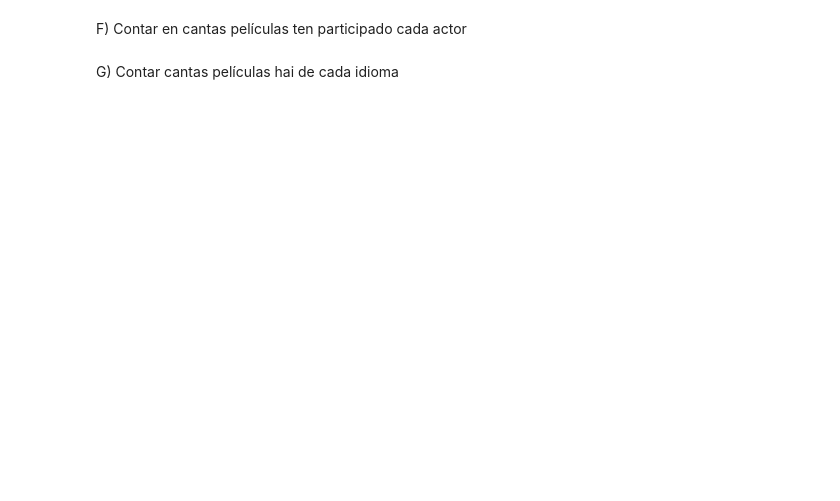
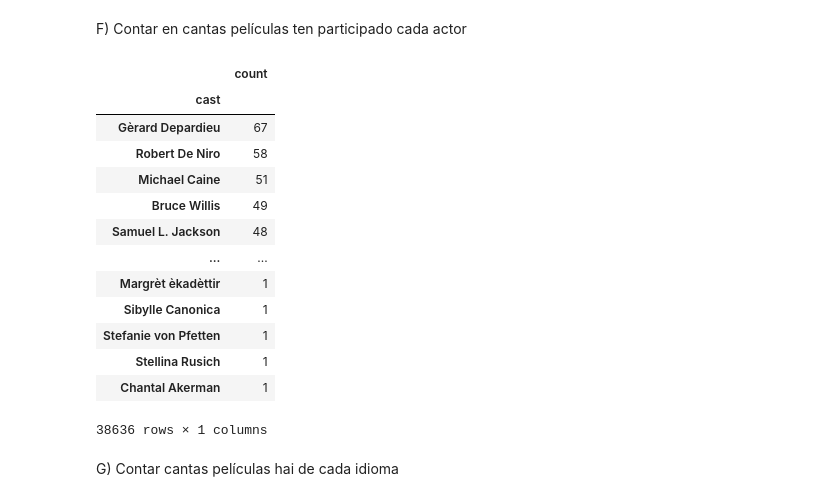
Before and after one commit to diegoguizanlopez/BigDataEIa, a Jupyter notebook: Big_Data/Sitemas_De_Big_Data/2_Trimestre/Tema_3/MongoDB/T3_2.ipynb, the cells around one changed output. Cells and saved outputs as stored; diff of their text form; code cells hidden in the pictures; blank space fills up the shorter version.

```diff
--- a/Big_Data/Sitemas_De_Big_Data/2_Trimestre/Tema_3/MongoDB/T3_2.ipynb
+++ b/Big_Data/Sitemas_De_Big_Data/2_Trimestre/Tema_3/MongoDB/T3_2.ipynb
@@ -93,4 +124,21 @@ E) Contar cantas películas ten cada director
 # %% [markdown]
 F) Contar en cantas películas ten participado cada actor
+# %%
+pd.DataFrame(df.explode('cast')['cast'].value_counts())
+# %% [output]
+|  | count |
+| cast |  |
+| Gèrard Depardieu | 67 |
+| Robert De Niro | 58 |
+| Michael Caine | 51 |
+| Bruce Willis | 49 |
+| Samuel L. Jackson | 48 |
+| ... | ... |
+| Margrèt èkadèttir | 1 |
+| Sibylle Canonica | 1 |
+| Stefanie von Pfetten | 1 |
+| Stellina Rusich | 1 |
+| Chantal Akerman | 1 |
+38636 rows × 1 columns
 # %% [markdown]
 G) Contar cantas películas hai de cada idioma
```
Also changed, not shown: parts of 11 cells of this notebook, 1 other file.
